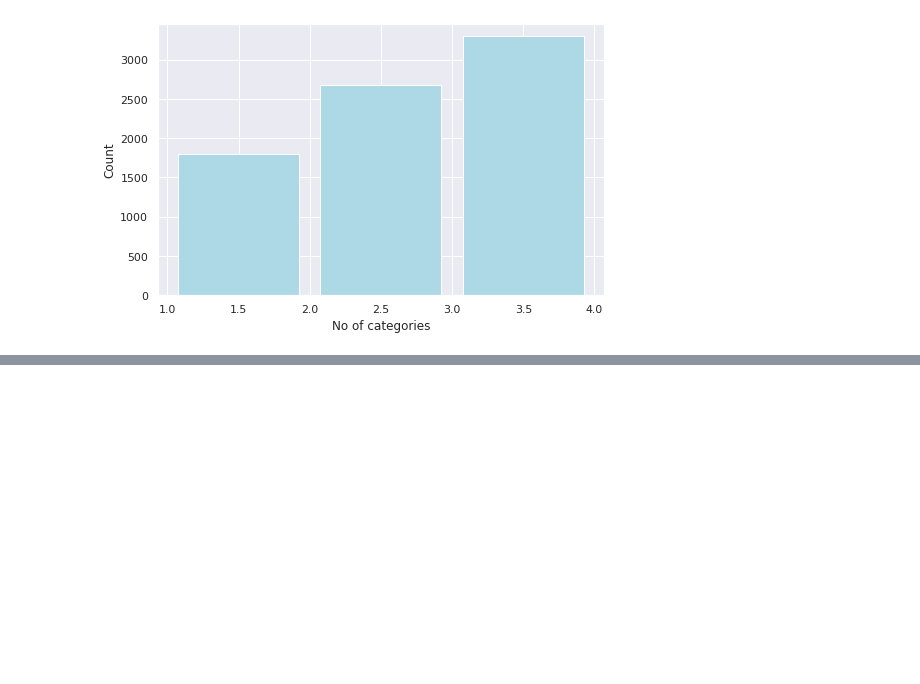
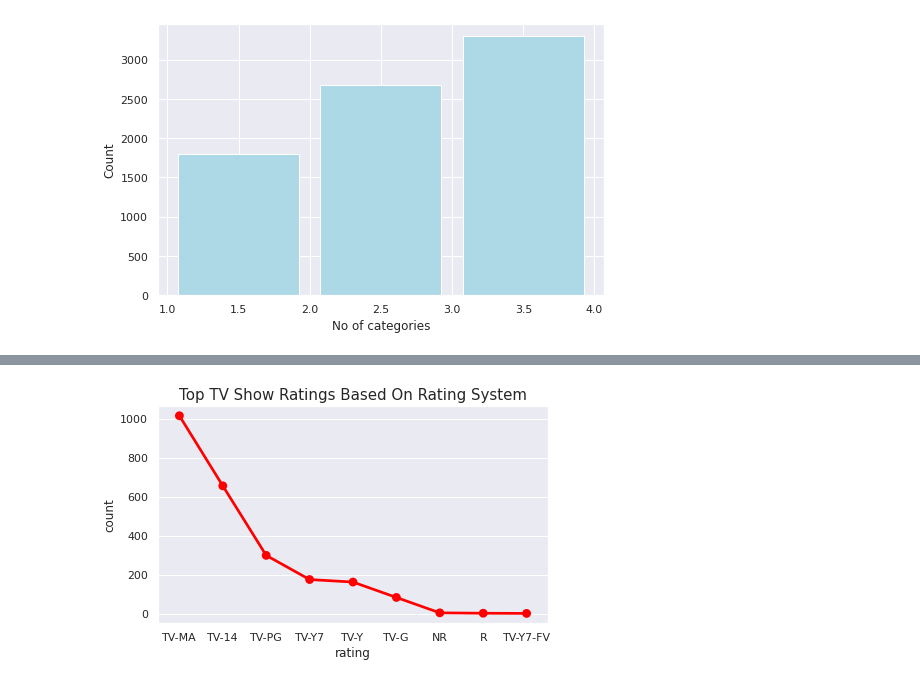
Before and after one commit to techsidh/netflix-movie-and-tv-shows-clustering, a Jupyter notebook: Capstone_Project_NETFLIX_MOVIE_AND_TV_SHOWS_CLUSTERINg.ipynb, the cells around one changed output, grey strips where cells are left out. Cells and saved outputs as stored; diff of their text form; code cells hidden in the pictures; blank space fills up the shorter version.

```diff
--- a/Capstone_Project_NETFLIX_MOVIE_AND_TV_SHOWS_CLUSTERINg.ipynb
+++ b/Capstone_Project_NETFLIX_MOVIE_AND_TV_SHOWS_CLUSTERINg.ipynb
@@ -350,0 +509,13 @@ Text(0, 0.5, 'Count')
+# %%
+df_tv_show = netflix_cp[netflix_cp['type']== 'TV Show' ]
+df_tv_show.head(2)
+
+#Pointplot on top tv show ratings
+tv_ratings = df_tv_show.groupby(['rating'])['show_id'].count().reset_index(name = 'count').sort_values(by = 'count', ascending = False)
+fig_dims = (7,4)
+fig, ax = plt.subplots(figsize=fig_dims)
+sns.pointplot(x='rating',y='count',color = "red",data=tv_ratings)
+plt.title('Top TV Show Ratings Based On Rating System',size='15')
+plt.show()
+# %% [output]
+[figure, added]
```
Also changed, not shown: parts of 12 cells of this notebook.
